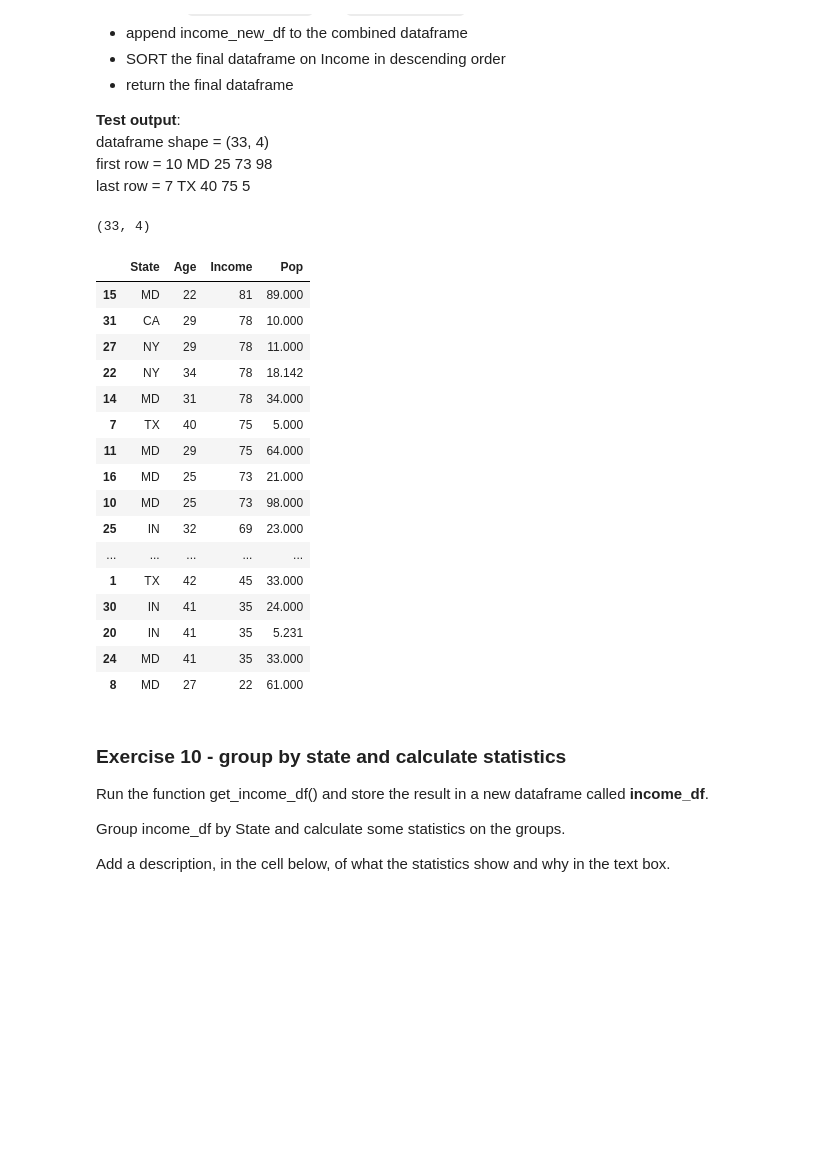
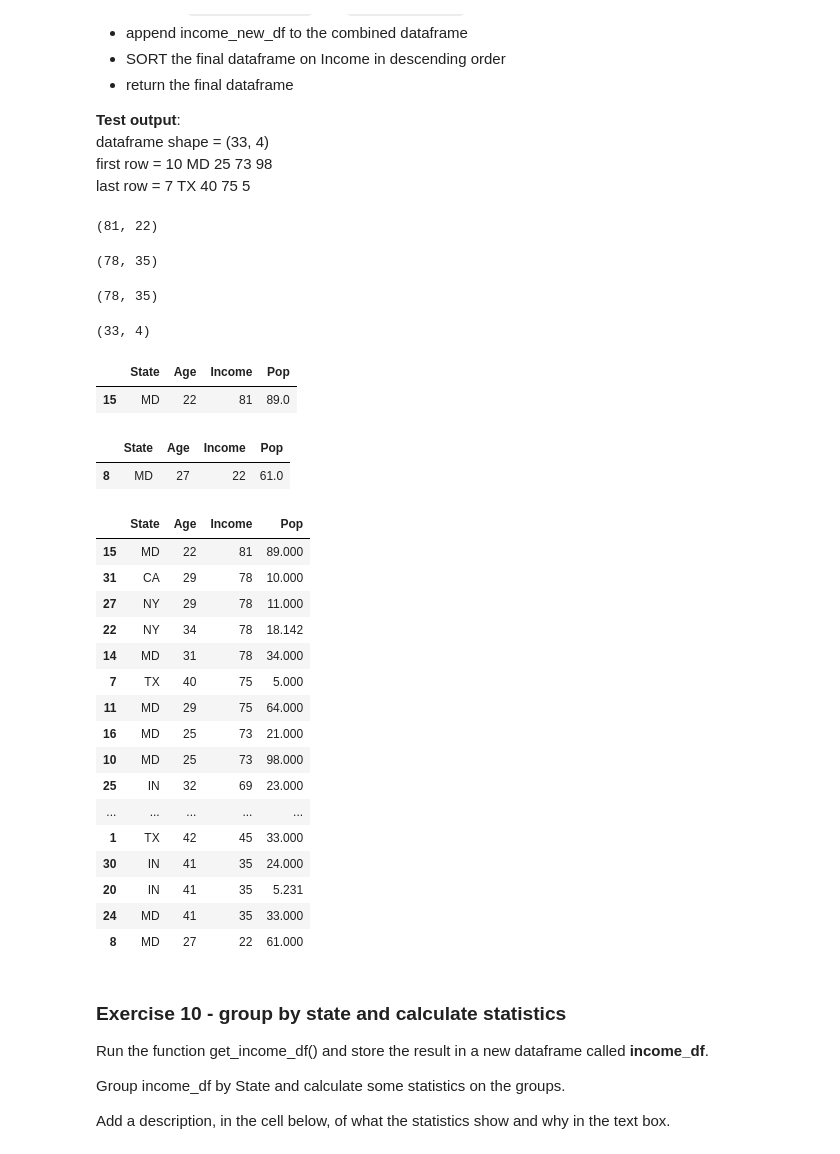
Before and after one commit to Jojomaque/DataScience, a Jupyter notebook: JojoWrangle_the_data.ipynb, the cells around one changed output. Saved outputs shown, nothing was run; the diff lists cells and outputs as text; code cells hidden in the pictures; blank space fills up the shorter version.

```diff
--- a/JojoWrangle_the_data.ipynb
+++ b/JojoWrangle_the_data.ipynb
@@ -354,47 +354,62 @@ last row = 7	TX	40	75	5
 # %%
 import pandas as pd
 #read the three sheets into the dataframes county_level_df, state_level_df and income_new_df
 
 df1 = pd.read_excel('https://github.com/futureCodersSE/working-with-data/blob/main/Data%20sets/Income-Data.xlsx?raw=true')
 df2 = pd.read_excel('https://github.com/futureCodersSE/working-with-data/blob/main/Data%20sets/Income-Data.xlsx?raw=true', sheet_name = 'state-level')
 df3 = pd.read_excel('https://github.com/futureCodersSE/working-with-data/blob/main/Data%20sets/Income-Data.xlsx?raw=true', sheet_name = 'income')
+
+display((df1['Income'].max(), df1['Income'].min()))
+display((df2['Income'].max(), df2['Income'].min()))
+display((df3['Income'].max(), df3['Income'].min()))
+
+
 
 def get_income_df(county_level_df, state_level_df, income_new_df):
   #clean up the Population column of county_level_df so that it has the name Pop
   county_level_df['Pop'] = county_level_df['Population']
   county_level_df.drop('Population', axis = 1)
 
   state_level_df['Pop'] = state_level_df['Pop']/1000
 
   combined_df = pd.concat([county_level_df, state_level_df], join='inner', ignore_index=True)
   final_df = combined_df.append(income_new_df, ignore_index=True)
   return final_df.sort_values(by=['Income'], ascending=False)
 
 
 answer = get_income_df(df1, df2, df3)
 display(answer.shape)
+display(answer.head(1))
+display(answer.tail(1))
+
 answer
-
 #dif answer to test output
 # %% [output]
-(33, 4)
+(81, 22)
+(78, 35)
+(78, 35)
+(33, 4)
 |  | State | Age | Income | Pop |
-| 15 | MD | 22 | 81 | 89.000 |
-| 31 | CA | 29 | 78 | 10.000 |
-| 27 | NY | 29 | 78 | 11.000 |
-| 22 | NY | 34 | 78 | 18.142 |
-| 14 | MD | 31 | 78 | 34.000 |
-| 7 | TX | 40 | 75 | 5.000 |
-| 11 | MD | 29 | 75 | 64.000 |
-| 16 | MD | 25 | 73 | 21.000 |
-| 10 | MD | 25 | 73 | 98.000 |
-| 25 | IN | 32 | 69 | 23.000 |
-| ... | ... | ... | ... | ... |
-| 1 | TX | 42 | 45 | 33.000 |
-| 30 | IN | 41 | 35 | 24.000 |
-| 20 | IN | 41 | 35 | 5.231 |
-| 24 | MD | 41 | 35 | 33.000 |
-| 8 | MD | 27 | 22 | 61.000 |
+| 15 | MD | 22 | 81 | 89.0 |
+|  | State | Age | Income | Pop |
+| 8 | MD | 27 | 22 | 61.0 |
+|  | State | Age | Income | Pop |
+| 15 | MD | 22 | 81 | 89.000 |
+| 31 | CA | 29 | 78 | 10.000 |
+| 27 | NY | 29 | 78 | 11.000 |
+| 22 | NY | 34 | 78 | 18.142 |
+| 14 | MD | 31 | 78 | 34.000 |
+| 7 | TX | 40 | 75 | 5.000 |
+| 11 | MD | 29 | 75 | 64.000 |
+| 16 | MD | 25 | 73 | 21.000 |
+| 10 | MD | 25 | 73 | 98.000 |
+| 25 | IN | 32 | 69 | 23.000 |
+| ... | ... | ... | ... | ... |
+| 1 | TX | 42 | 45 | 33.000 |
+| 30 | IN | 41 | 35 | 24.000 |
+| 20 | IN | 41 | 35 | 5.231 |
+| 24 | MD | 41 | 35 | 33.000 |
+| 8 | MD | 27 | 22 | 61.000 |
 # %% [markdown]
 ### Exercise 10 - group by state and calculate statistics
 
```
Also changed, not shown: parts of 1 cell of this notebook.
